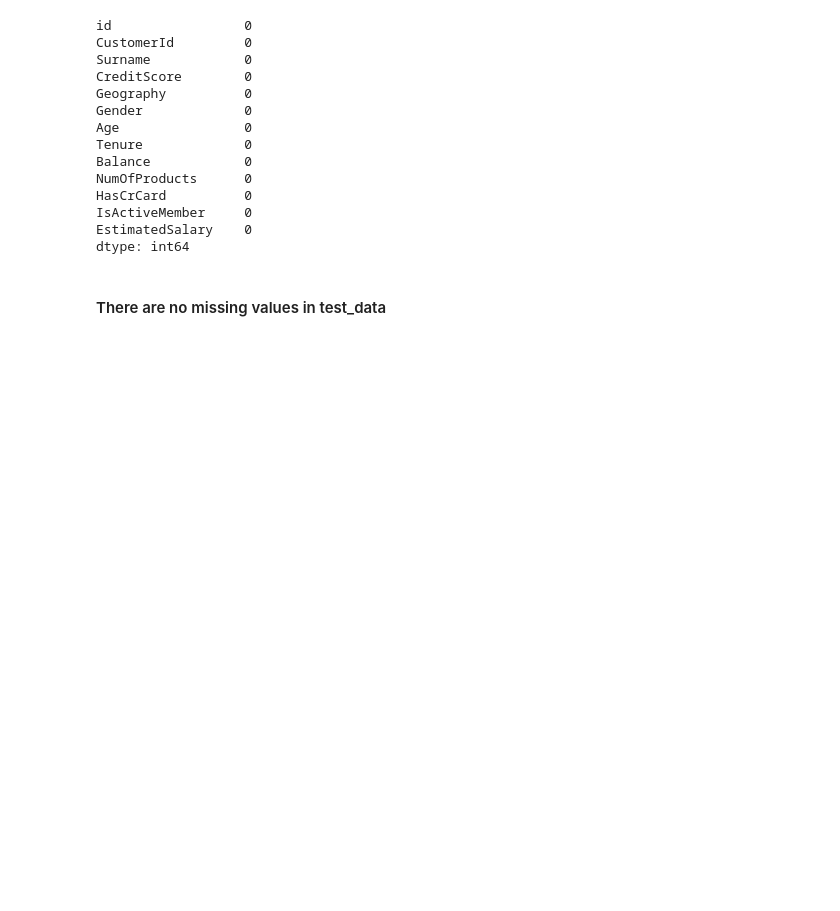
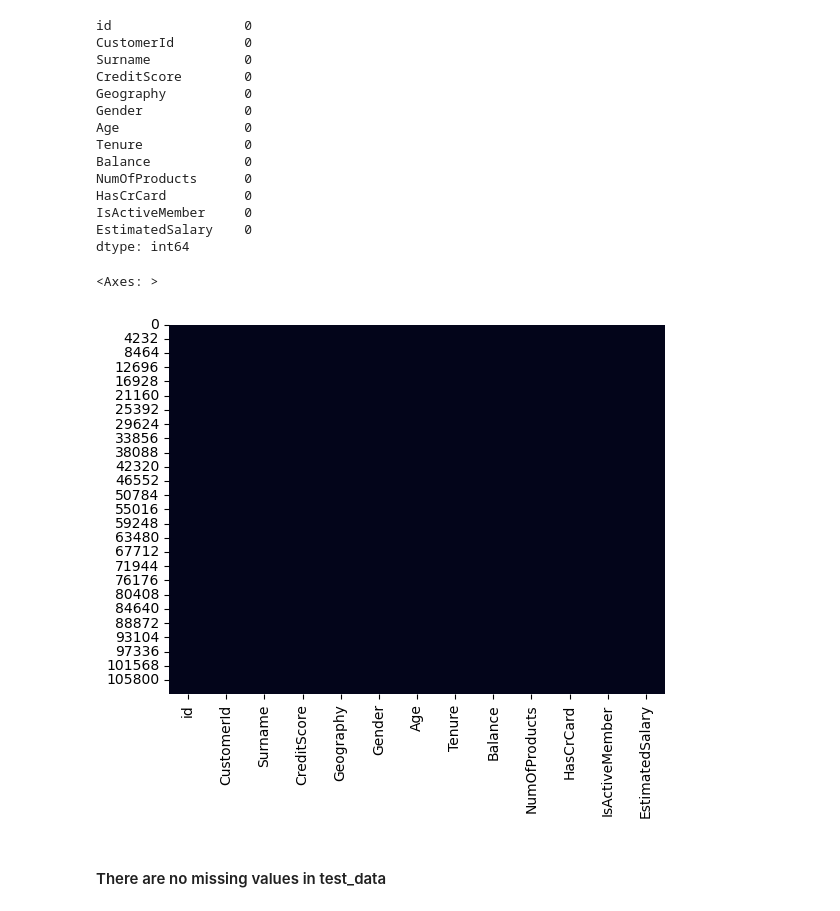
Before and after one commit to khrystynaPeniak/BankChurn, a Jupyter notebook: notebooks/bank.ipynb, the cells around one changed output. Drawn from its saved outputs; the diff is of its cells as text; code cells hidden in the pictures; blank space fills up the shorter version.

```diff
--- a/notebooks/bank.ipynb
+++ b/notebooks/bank.ipynb
@@ -113,6 +122,11 @@ HasCrCard          0
 IsActiveMember     0
 EstimatedSalary    0
 dtype: int64
+# %%
+sns.heatmap(test_data.isnull(), cbar=False)
+# %% [output]
+<Axes: >
+[figure, added]
 # %% [markdown]
 #### There are no missing values in test_data
 # %% [markdown]
```
Also changed, not shown: parts of 41 cells of this notebook.
